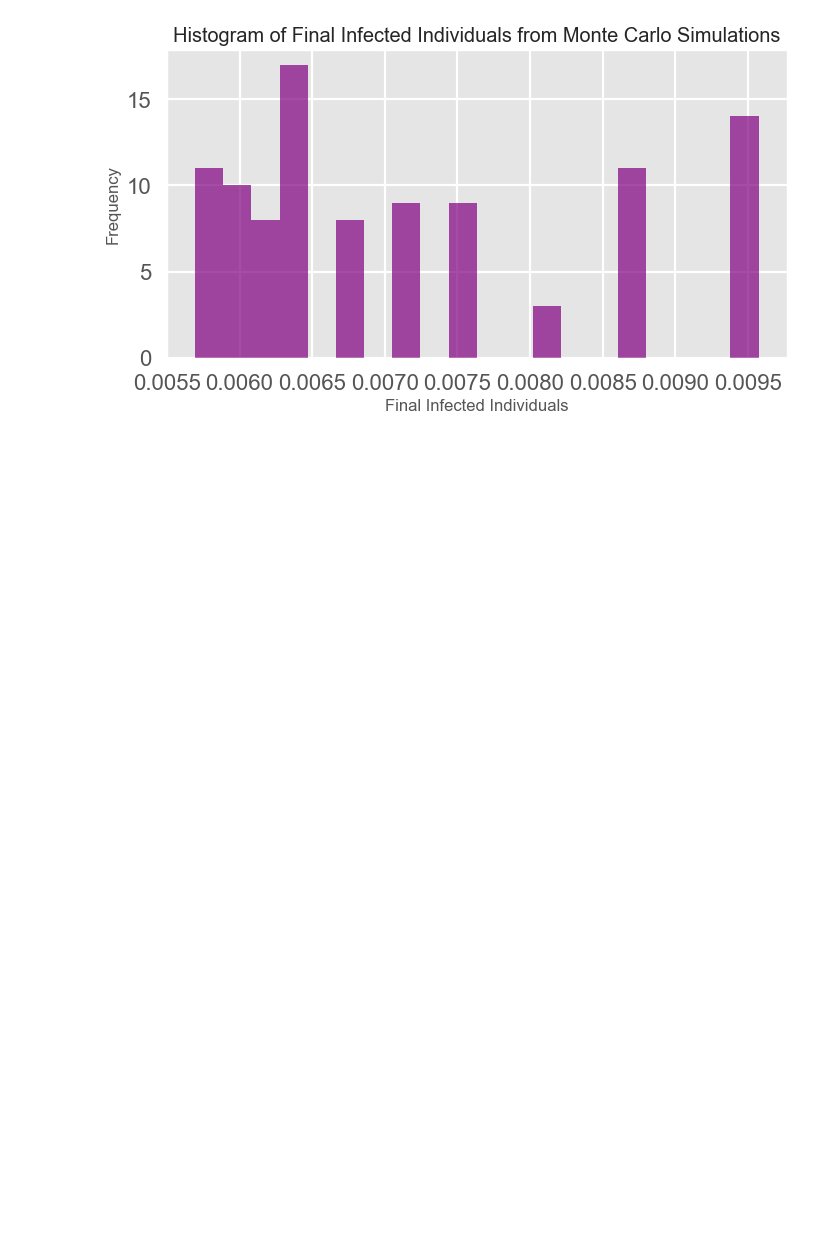
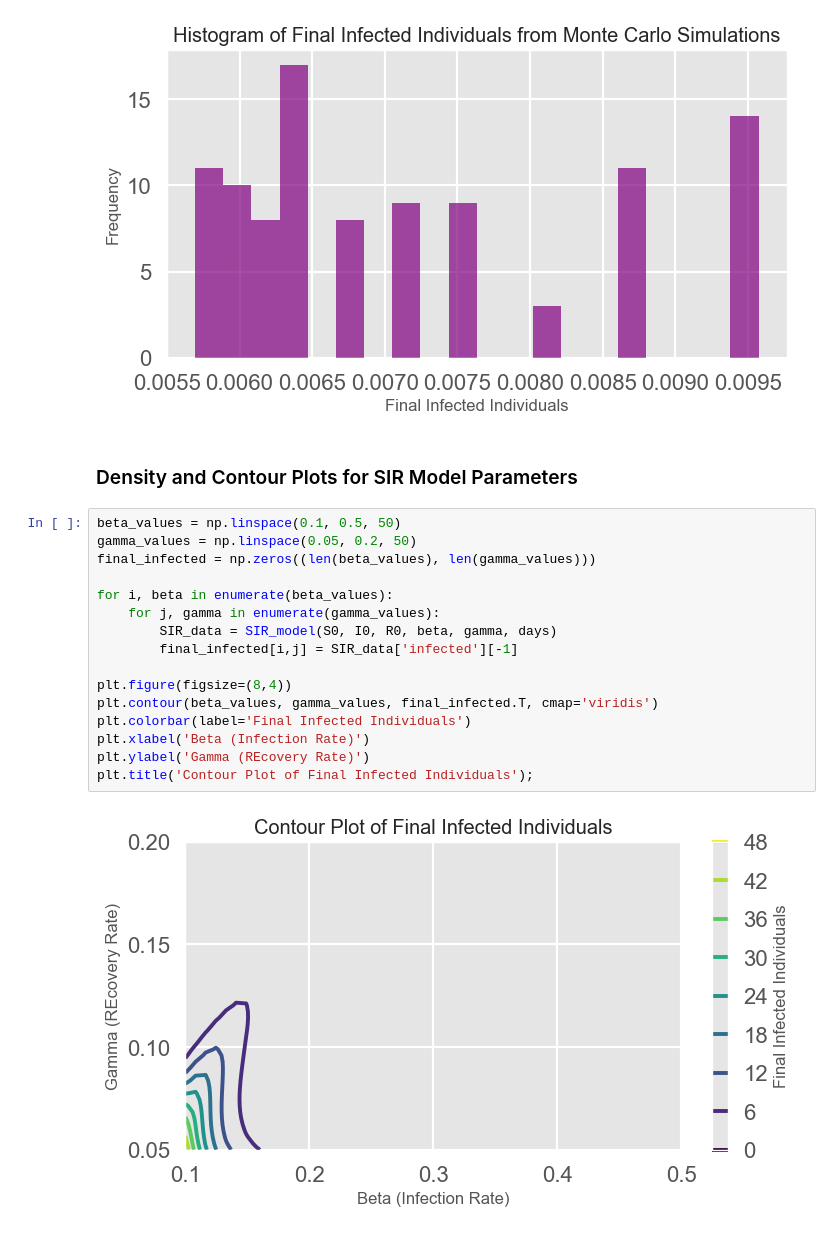
Before and after one commit to jwmathis/Project4, a Jupyter notebook: Project4.ipynb, the cells around one changed output. Drawn from its saved outputs; the diff is of its cells as text; blank space fills up the shorter version.

```diff
--- a/Project4.ipynb
+++ b/Project4.ipynb
@@ -118,3 +140,23 @@ plt.ylabel('Frequency')
 plt.title('Histogram of Final Infected Individuals from Monte Carlo Simulations');
 # %% [output]
 [figure]
+# %% [markdown]
+### Density and Contour Plots for SIR Model Parameters
+# %%
+beta_values = np.linspace(0.1, 0.5, 50)
+gamma_values = np.linspace(0.05, 0.2, 50)
+final_infected = np.zeros((len(beta_values), len(gamma_values)))
+
+for i, beta in enumerate(beta_values):
+    for j, gamma in enumerate(gamma_values):
+        SIR_data = SIR_model(S0, I0, R0, beta, gamma, days)
+        final_infected[i,j] = SIR_data['infected'][-1]
+
+plt.figure(figsize=(8,4))
+plt.contour(beta_values, gamma_values, final_infected.T, cmap='viridis')
+plt.colorbar(label='Final Infected Individuals')
+plt.xlabel('Beta (Infection Rate)')
+plt.ylabel('Gamma (REcovery Rate)')
+plt.title('Contour Plot of Final Infected Individuals');
+# %% [output]
+[figure, added]
```
Also changed, not shown: parts of 4 cells of this notebook.
